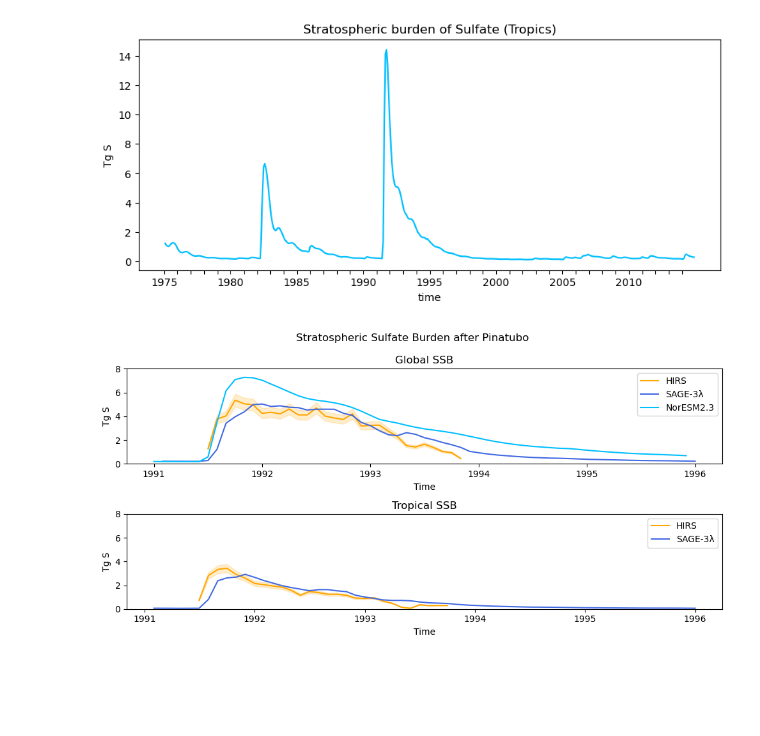
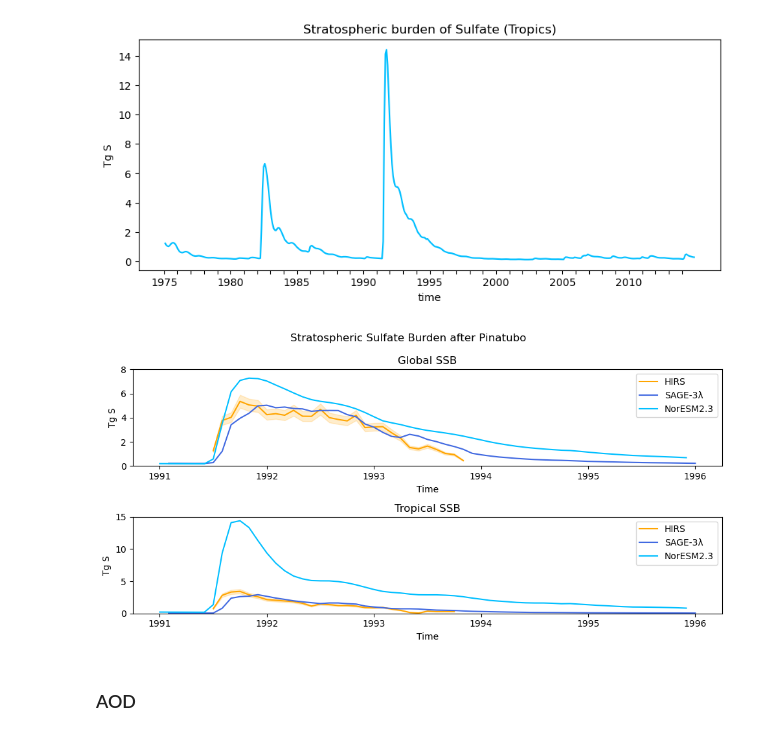
Before and after one commit to EliHHogemo/master_thesis, a Jupyter notebook: sulfur_pinatubo.ipynb, the cells around one changed output. Cells and saved outputs as stored; diff of their text form; code cells hidden in the pictures; blank space fills up the shorter version.

```diff
--- a/sulfur_pinatubo.ipynb
+++ b/sulfur_pinatubo.ipynb
@@ -165,11 +168,13 @@ plt.title("Stratospheric burden of Sulfate from Pinatubo (global mean) (-backgro
 Text(0.5, 1.0, 'Stratospheric burden of Sulfate from Pinatubo (global mean) (-background)')
 [figure]
 # %%
-so4_burd = mmr_sulf.where(mmr_sulf["lev"] <= p_lev)
-so4_burd_trop = so4_burd.sel(lat=slice(-20, 20))
+p_lev = 100
+so4_trop = mmr_sulf.sel(lat=slice(-20, 20))
+so4_burd_trop = so4_trop.where(so4_trop["lev"] <= p_lev)
 so4_burd_trop = so4_burd_trop.weighted(weighted_lat).mean(dim=["lat", "lon", "lev"])
 so4_burden_trop = so4_burd_trop * M_strat_air *10**(-12)
 so4_burden_TgS_trop = so4_burden_trop * c
+so4_burden_TgS_trop_Pin = so4_burden_TgS_trop.sel(time=[t for t in so4_burden_TgS_trop.time.values if 1991 <= t.year <= 1995])
 
 plt.figure(figsize=(10, 4))
 so4_burden_TgS_trop.plot(color = "deepskyblue", label = "NorESM2.3")
@@ -206,35 +211,42 @@ err_trop =  hirs_sulf_burd.loc["Tropical_burden_error"].astype(float)
 
 total_sage = sage3l_sulf_burd.loc["Global"].astype(float)
 trop_sage  = sage3l_sulf_burd.loc["Tropical"].astype(float)
 obs_time = np.array([t.year + (t.month-1)/12 for t in total_sage.index])
 obs_time_hirs = np.array([t.year + (t.month-1)/12 for t in total.index])
 time_years = np.array([t.year + (t.month-1)/12 for t in so4_burd_Pinatubo.time.values])
 
+obs_time_trop = np.array([t.year + (t.month-1)/12 for t in trop_sage.index])
+obs_time_hirs_trop = np.array([t.year + (t.month-1)/12 for t in trop.index])
+time_years_trop = np.array([t.year + (t.month-1)/12 for t in so4_burden_TgS_trop_Pin.time.values])
+
 fig, ax = plt.subplots(2, 1, figsize=(10, 5))
 ax[0].plot(obs_time_hirs, total, color="orange", label="HIRS")
 ax[0].fill_between(obs_time_hirs, total - err_total, total + err_total,
                  color="orange", alpha=0.2)
 ax[0].plot(obs_time, total_sage, color="royalblue", label="SAGE-3λ")
 ax[0].plot(time_years, so4_burd_Pinatubo, color = "deepskyblue", label = "NorESM2.3")
 ax[0].set_xlabel("Time")
 ax[0].set_ylabel("Tg S")
 ax[0].set_ylim(0,8)
 ax[0].set_title("Global SSB")
 ax[0].legend()
 
-ax[1].plot(trop.index,  trop,  color="orange", label="HIRS")
-ax[1].fill_between(total.index, trop - err_trop, trop + err_trop,
+ax[1].plot(obs_time_hirs_trop,  trop,  color="orange", label="HIRS")
+ax[1].fill_between(obs_time_hirs_trop, trop - err_trop, trop + err_trop,
                  color="orange", alpha=0.2)
-ax[1].plot(trop_sage.index, trop_sage, color="royalblue", label="SAGE-3λ")
+ax[1].plot(obs_time_trop, trop_sage, color="royalblue", label="SAGE-3λ")
+ax[1].plot(time_years_trop, so4_burden_TgS_trop_Pin, color = "deepskyblue", label = "NorESM2.3" )
 ax[1].set_xlabel("Time")
 ax[1].set_ylabel("Tg S")
-ax[1].set_ylim(0,8)
+ax[1].set_ylim(0,15)
 ax[1].set_title("Tropical SSB")
 ax[1].legend()
 
 
 fig.suptitle("Stratospheric Sulfate Burden after Pinatubo")
 plt.tight_layout()
 plt.show()
 # %% [output]
-[figure, old version]
+[figure, new version]
+# %% [markdown]
+### AOD
```
Also changed, not shown: parts of 9 cells of this notebook.
